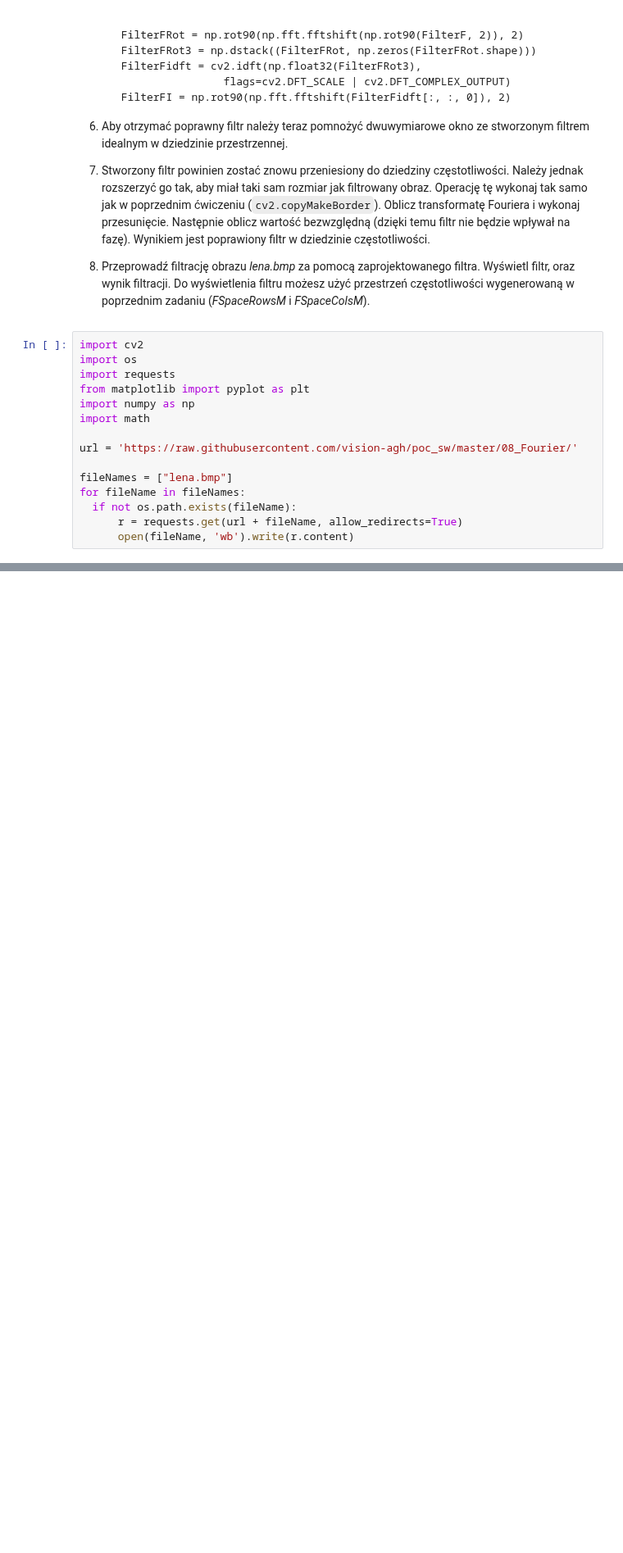
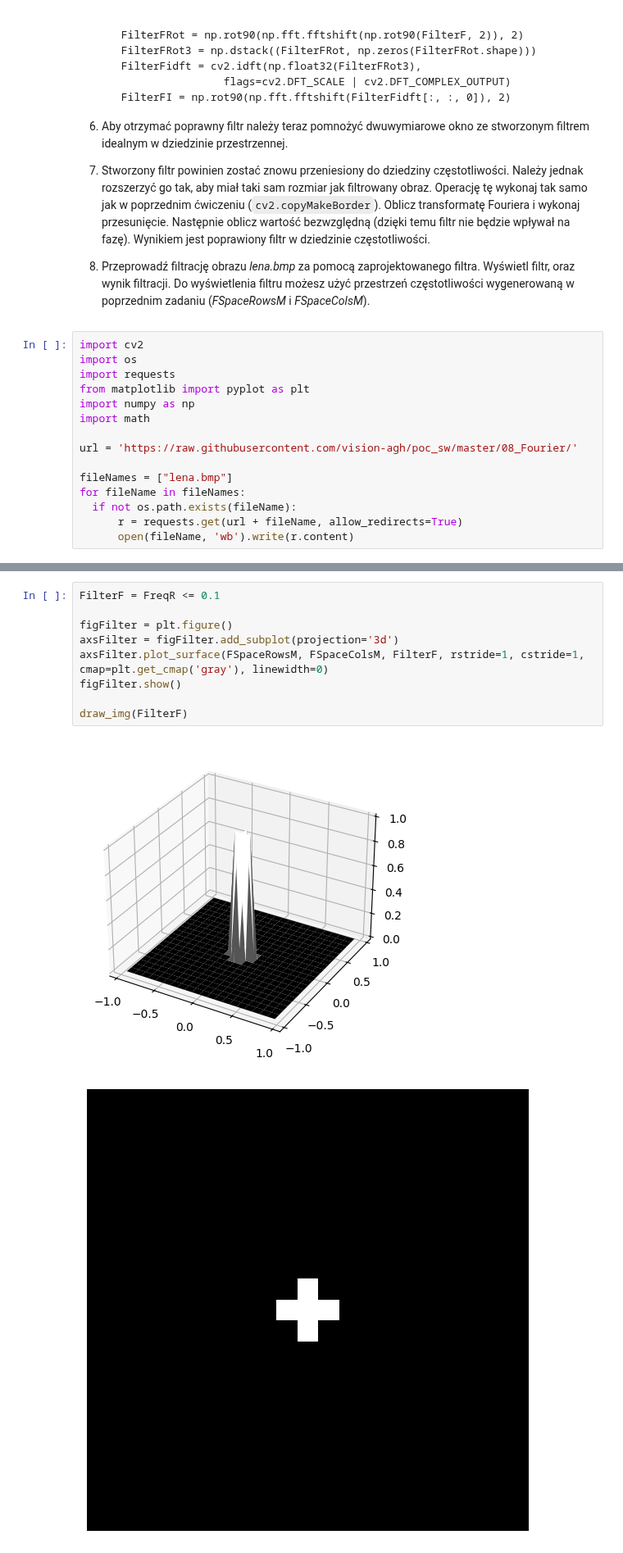
Before and after one commit to sQbanv/Introduction-to-Digital-Image-Processing, a Jupyter notebook: Transformata Fouriera dla obrazów cyfrowych. Filtracja w dziedzinie częstotliwości/08_Fourier_HW.ipynb, the cells around one changed output, grey strips where cells are left out. Shown at 82% size. Cells and saved outputs as stored; diff of their text form; blank space fills up the shorter version.

```diff
--- a/Transformata Fouriera dla obrazów cyfrowych. Filtracja w dziedzinie częstotliwości/08_Fourier_HW.ipynb
+++ b/Transformata Fouriera dla obrazów cyfrowych. Filtracja w dziedzinie częstotliwości/08_Fourier_HW.ipynb
@@ -53,0 +78,12 @@ for fileName in fileNames:
+# %%
+FilterF = FreqR <= 0.1
+
+figFilter = plt.figure()
+axsFilter = figFilter.add_subplot(projection='3d')
+axsFilter.plot_surface(FSpaceRowsM, FSpaceColsM, FilterF, rstride=1, cstride=1, cmap=plt.get_cmap('gray'), linewidth=0)
+figFilter.show()
+
+draw_img(FilterF)
+# %% [output]
+[figure, added]
+[figure, added]
```
Also changed, not shown: parts of 8 cells of this notebook.
